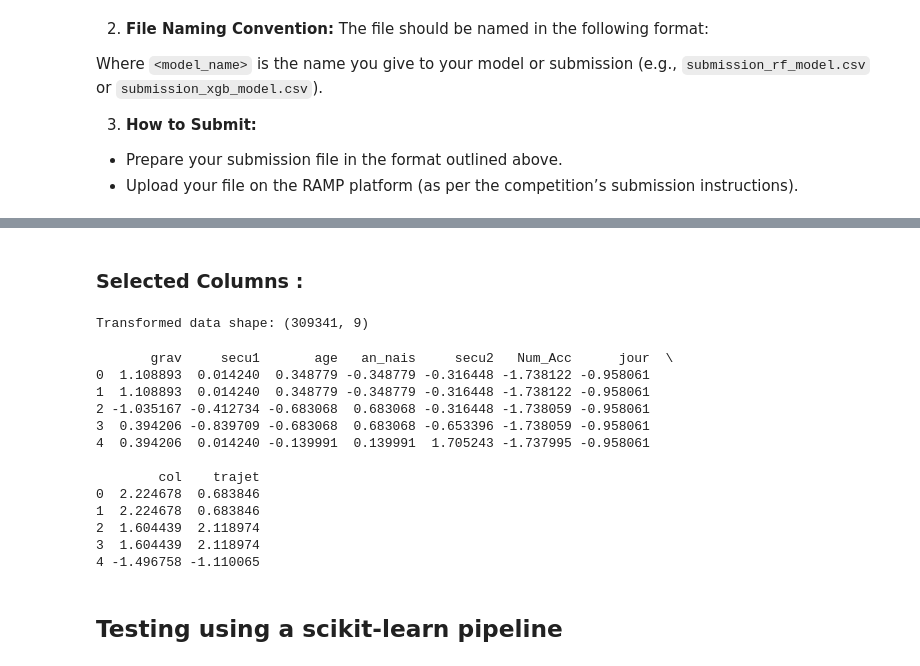
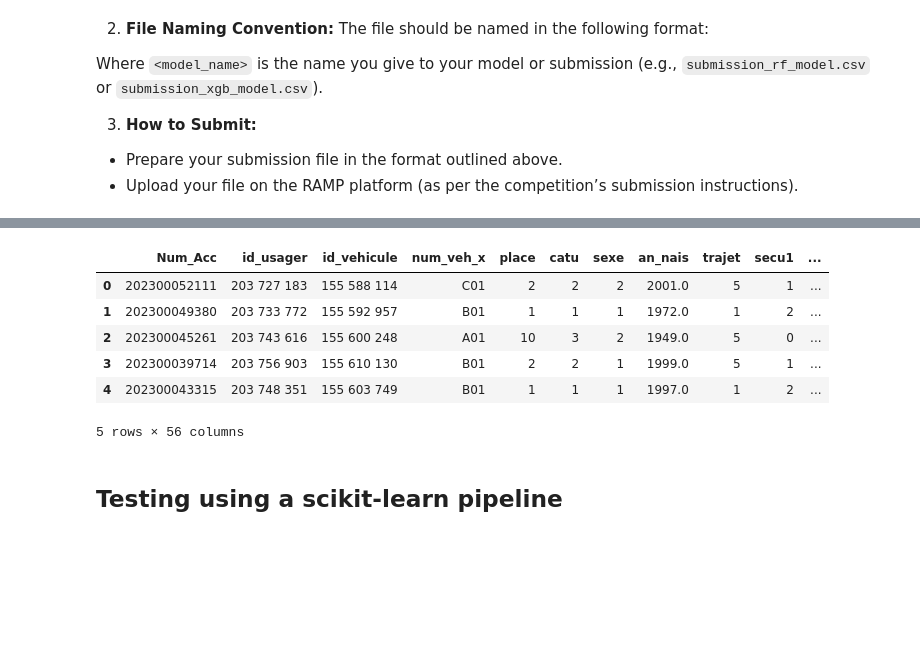
Before and after one commit to AmirBraham/ramp-challenge, a Jupyter notebook: template_starting_kit.ipynb, the cells around one changed output, grey strips where cells are left out. Drawn from its saved outputs; the diff is of its cells as text; code cells hidden in the pictures; blank space fills up the shorter version.

```diff
--- a/template_starting_kit.ipynb
+++ b/template_starting_kit.ipynb
@@ -529,0 +501,4 @@ Dataset shape after filtering out invalid grav values: (163527, 56)
+# %%
+# handle missing y
+X_df = X_df[~np.isnan(y)]  # Filter rows in X where y is not NaN
+y = y[~np.isnan(y)]     # Filter out NaN values from y
@@ -530,3 +525,5 @@ Dataset shape after filtering out invalid grav values: (163527, 56)
+# %%
+X_df['grav'] = y
 # %% [markdown]
 # Challenge evaluation
 # %% [markdown]
@@ -690,60 +606,12 @@ Important Features (Sorted by Importance):
-# %% [markdown]
-### Selected Columns :
-# %%
-from sklearn.compose import ColumnTransformer
-
-top_n_features = feature_importance.head(10)['Feature'].values
-
-selected_cols = [col for col in top_n_features if col in merged_df.columns]
-
-if len(selected_cols) > 0:
-    X_selected = merged_df[selected_cols]
-else:
-    print("No valid features found in merged_df")
-
-preprocessor = ColumnTransformer(
-    transformers=[
-        ('num', make_pipeline(
-            StandardScaler(),
-            ),
-         [col for col in selected_cols if col in numerical_cols]),
-
-        ('cat', make_pipeline(
-            SimpleImputer(strategy='constant', fill_value='missing'),
-            OneHotEncoder(handle_unknown='ignore', sparse_output=True)),
-         [col for col in selected_cols if col in categorical_cols])
-    ])
-
-X_selected_transformed = preprocessor.fit_transform(X_selected)
-
-print("Transformed data shape:", X_selected_transformed.shape)
-# %% [output]
-Transformed data shape: (309341, 9)
-# %%
-
-X_selected_transformed_dense = X_selected_transformed.toarray() if hasattr(X_selected_transformed, 'toarray') else X_selected_transformed
-
-column_names = (
-    [col for col in selected_cols if col in numerical_cols] +
-    [f"{col}_{category}" for col in selected_cols if col in categorical_cols for category in preprocessor.transformers_[1][1].named_steps['onehotencoder'].get_feature_names_out([col])]
-)
-
-X_selected_transformed_df = pd.DataFrame(X_selected_transformed_dense, columns=column_names)
-
-print(X_selected_transformed_df.head())
-# %% [output]
-       grav     secu1       age   an_nais     secu2   Num_Acc      jour  \
-0  1.108893  0.014240  0.348779 -0.348779 -0.316448 -1.738122 -0.958061
-1  1.108893  0.014240  0.348779 -0.348779 -0.316448 -1.738122 -0.958061
-2 -1.035167 -0.412734 -0.683068  0.683068 -0.316448 -1.738059 -0.958061
-3  0.394206 -0.839709 -0.683068  0.683068 -0.653396 -1.738059 -0.958061
-4  0.394206  0.014240 -0.139991  0.139991  1.705243 -1.737995 -0.958061
-
-        col    trajet
-0  2.224678  0.683846
-1  2.224678  0.683846
-2  1.604439  2.118974
-3  1.604439  2.118974
-4 -1.496758 -1.110065
+# %%
+X_df.head()
+# %% [output]
+|  | Num_Acc | id_usager | id_vehicule | num_veh_x | place | catu | sexe | an_nais | trajet | secu1 | ... |
+| 0 | 202300052111 | 203 727 183 | 155 588 114 | C01 | 2 | 2 | 2 | 2001.0 | 5 | 1 | ... |
+| 1 | 202300049380 | 203 733 772 | 155 592 957 | B01 | 1 | 1 | 1 | 1972.0 | 1 | 2 | ... |
+| 2 | 202300045261 | 203 743 616 | 155 600 248 | A01 | 10 | 3 | 2 | 1949.0 | 5 | 0 | ... |
+| 3 | 202300039714 | 203 756 903 | 155 610 130 | B01 | 2 | 2 | 1 | 1999.0 | 5 | 1 | ... |
+| 4 | 202300043315 | 203 748 351 | 155 603 749 | B01 | 1 | 1 | 1 | 1997.0 | 1 | 2 | ... |
+5 rows × 56 columns
 # %% [markdown]
 ## Testing using a scikit-learn pipeline
```
Also changed, not shown: parts of 15 cells of this notebook, 1 other file.
